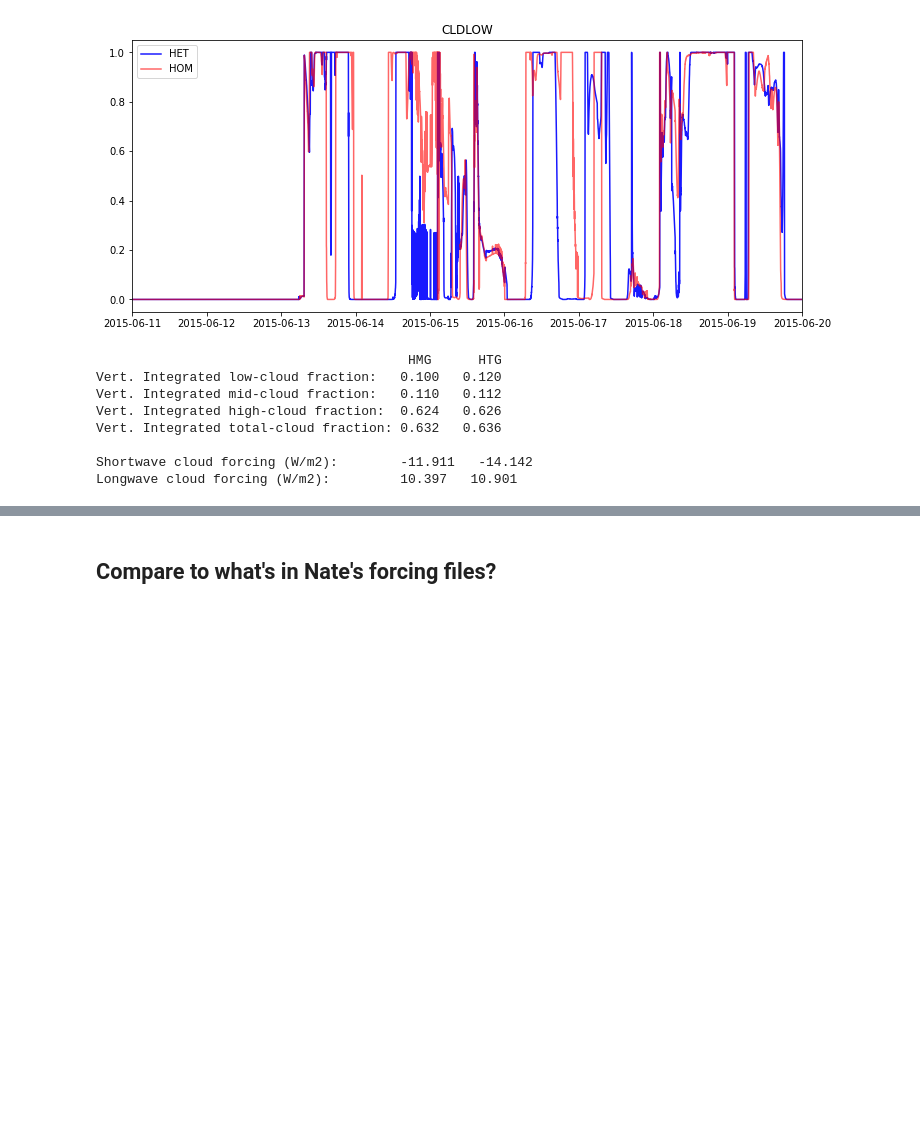
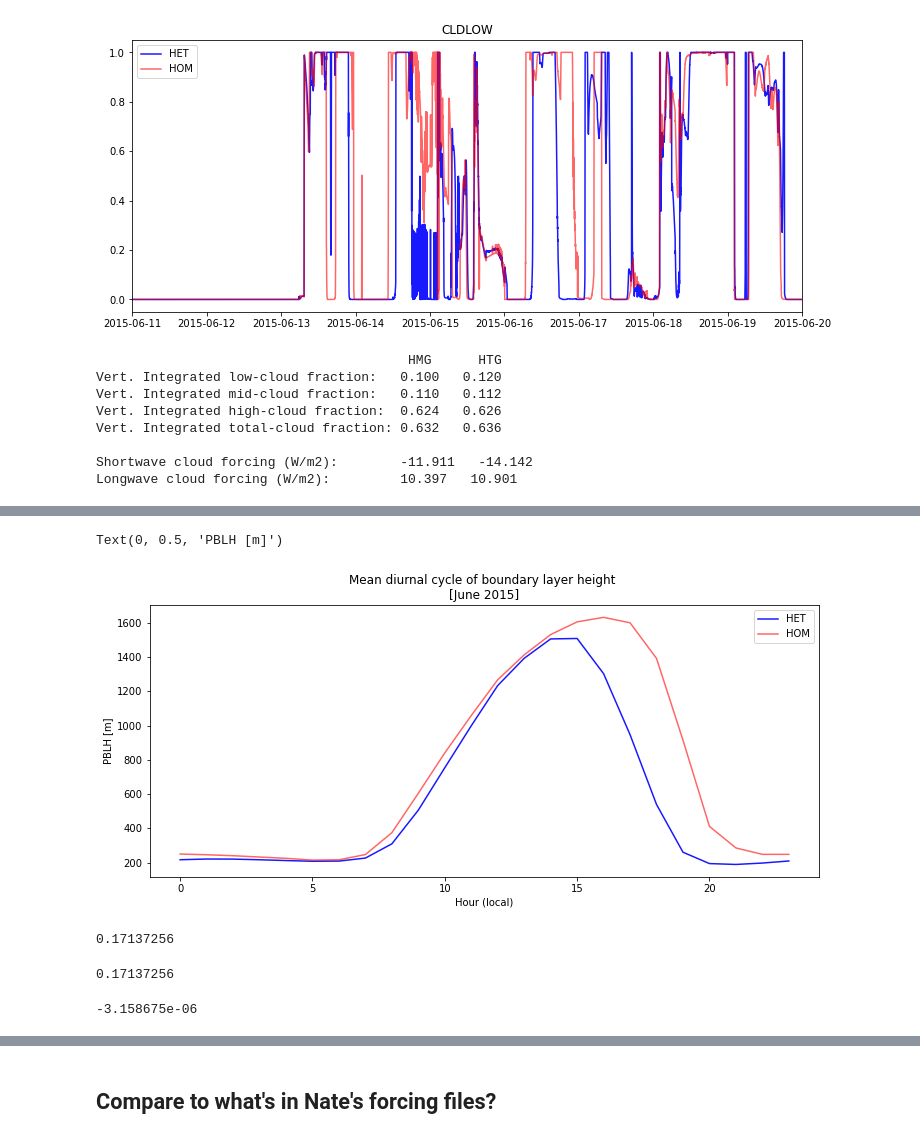
Before and after one commit to megandevlan/CLASP-CESM2_analysis, a Jupyter notebook: SCAM_timeseries.ipynb, the cells around one changed output, grey strips where cells are left out. Cells and saved outputs as stored; diff of their text form; code cells hidden in the pictures; blank space fills up the shorter version.

```diff
--- a/SCAM_timeseries.ipynb
+++ b/SCAM_timeseries.ipynb
@@ -334,0 +352,4 @@ Longwave cloud forcing (W/m2):         10.397   10.901
+# %%
+# Mean diurnal PBLH cycle?
+meanDiurnal_HTG = htgDS.groupby("time.hour").mean()
+meanDiurnal_HMG = hmgDS.groupby("time.hour").mean()
@@ -334,0 +360,33 @@ Longwave cloud forcing (W/m2):         10.397   10.901
+# %%
+# Easier to plot in local time, so let's double up on the diurnal cycle,
+#  Then plot the correct section representing 12a-12a
+#
+# CDT to UTC: 12a CDT = 6a UTC, so 6 hour offset
+htg_diurnalPBL_double = np.full([48], np.nan)
+htg_diurnalPBL_double[0:24] = np.squeeze(meanDiurnal_HTG.PBLH.values)
+htg_diurnalPBL_double[24::] = np.squeeze(meanDiurnal_HTG.PBLH.values)
+
+hmg_diurnalPBL_double = np.full([48], np.nan)
+hmg_diurnalPBL_double[0:24] = np.squeeze(meanDiurnal_HMG.PBLH.values)
+hmg_diurnalPBL_double[24::] = np.squeeze(meanDiurnal_HMG.PBLH.values)
+
+hoursDouble = np.full([48],np.nan)
+hoursDouble[0:24] = meanDiurnal_HTG.hour.values
+hoursDouble[24::] = meanDiurnal_HTG.hour.values+24
+
+fig, ax1 = plt.subplots(1,1, figsize=(12, 5),
+                     facecolor='w', edgecolor='k')
+
+ax1.plot(meanDiurnal_HTG.hour.values,htg_diurnalPBL_double[6:30],'b',label='HET',alpha=0.9)
+ax1.plot(meanDiurnal_HTG.hour.values,hmg_diurnalPBL_double[6:30],'r',label='HOM',alpha=0.6)
+#ax1.plot(timesNoMom,np.squeeze(noMomDS.PBLH.values)[:],'g',label='NoMoments',alpha=0.6)
+# ax1.plot(timesHTG_old,np.squeeze(htgOldDS.PBLH.values)[:],color='cyan',label='HET-old',alpha=0.9)
+# ax1.plot(timesHMG_old,np.squeeze(hmgOldDS.PBLH.values)[:],color='violet',label='HOM-old',alpha=0.6)
+ax1.legend()
+ax1.set_title('Mean diurnal cycle of boundary layer height \n[June 2015]')
+ax1.set_xlabel('Hour (local)')
+ax1.set_ylabel('PBLH [m]')
+#ax1.set_ylim([-0.1e-6, 1.3e-6])
+# %% [output]
+Text(0, 0.5, 'PBLH [m]')
+[figure, added]
@@ -334,0 +400,12 @@ Longwave cloud forcing (W/m2):         10.397   10.901
+# %%
+rainAmntDaily.prec_srf.values[0]
+# %% [output]
+0.17137256
+# %%
+np.nansum(nateHTG.prec_srf.values[0:24])
+# %% [output]
+0.17137256
+# %%
+np.nanmin(rainAmntDaily.prec_srf.values)
+# %% [output]
+-3.158675e-06
```
Also changed, not shown: parts of 29 cells of this notebook, 1 other file.
